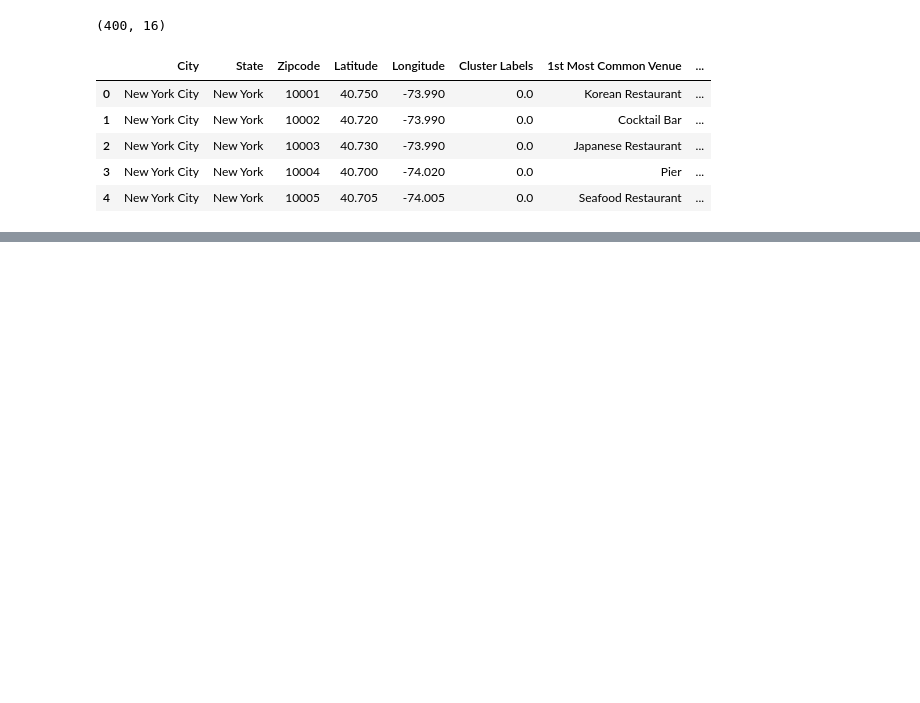
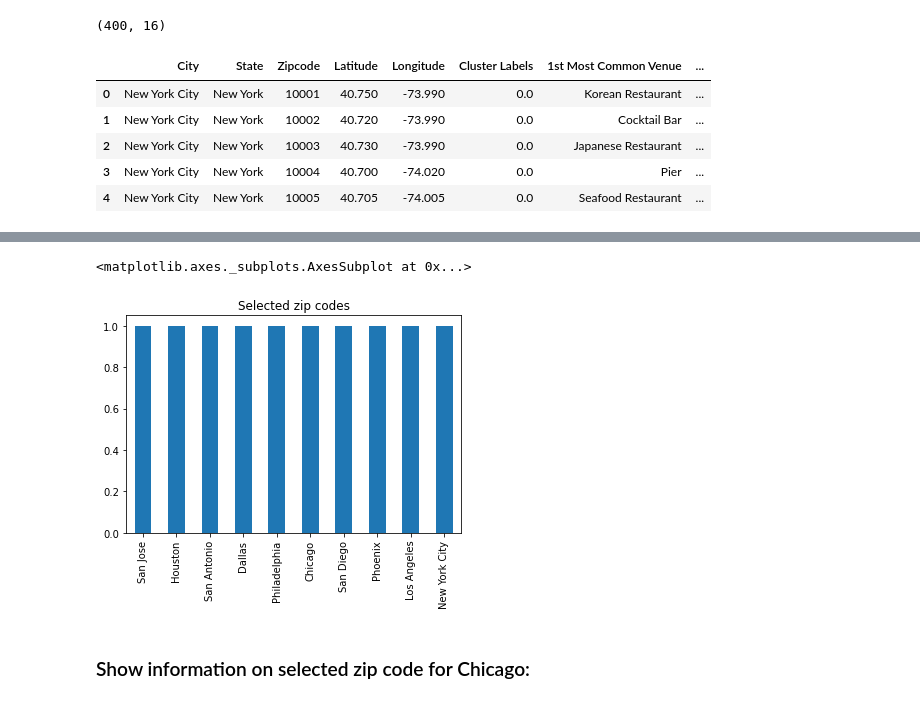
Before and after one commit to ztk007/Coursera_Capstone, a Jupyter notebook: Applied Data Science Capstone Week 4 and 5.ipynb, the cells around one changed output, grey strips where cells are left out. Saved outputs shown, nothing was run; the diff lists cells and outputs as text; code cells hidden in the pictures; blank space fills up the shorter version.

```diff
--- a/Applied Data Science Capstone Week 4 and 5.ipynb
+++ b/Applied Data Science Capstone Week 4 and 5.ipynb
@@ -534,0 +629,9 @@ plt.xticks(rotation=90)
+# %%
+final_selection = cluster_reduced[cluster_reduced["Zipcode"].isin(final_zipcodes)]
+
+final_selection["City"].value_counts().plot(kind='bar', title="Selected zip codes")
+# %% [output]
+<matplotlib.axes._subplots.AxesSubplot at 0x...>
+[figure, added]
+# %% [markdown]
+### Show information on selected zip code for Chicago:
```
Also changed, not shown: parts of 24 cells of this notebook.
